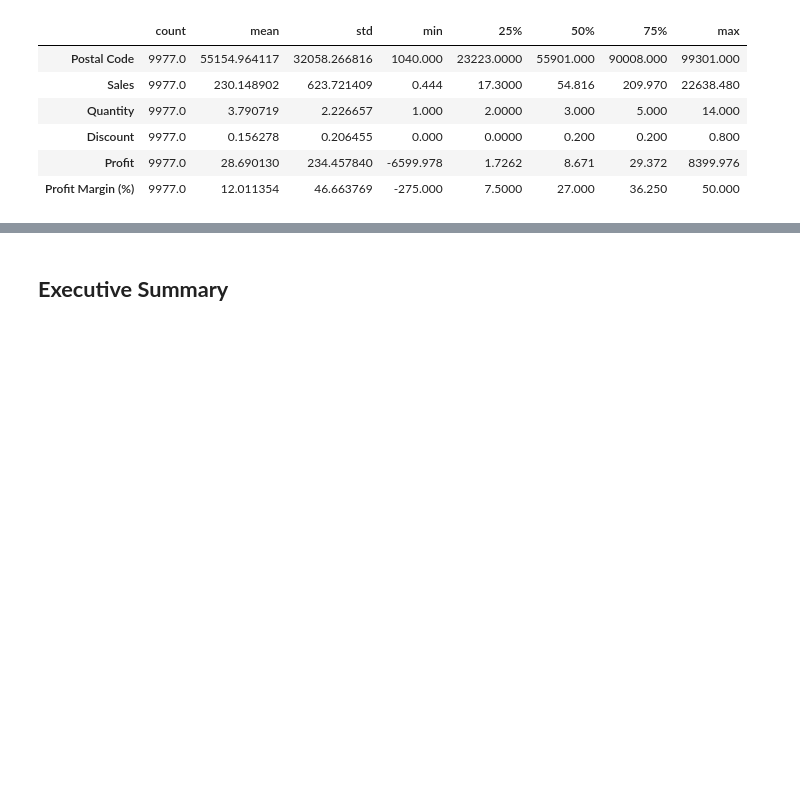
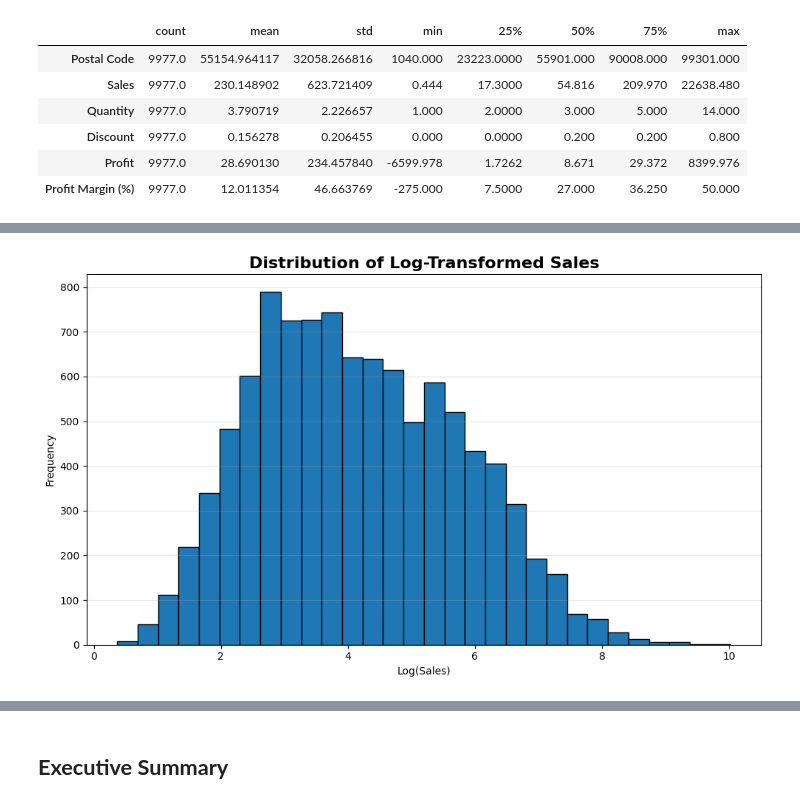
Before and after one commit to azahratawp-ctrl/Ecommerce-Sales-Analysis, a Jupyter notebook: E_CommerceSalesAnalysis.ipynb, the cells around one changed output, grey strips where cells are left out. Cells and saved outputs as stored; diff of their text form; code cells hidden in the pictures; blank space fills up the shorter version.

```diff
--- a/E_CommerceSalesAnalysis.ipynb
+++ b/E_CommerceSalesAnalysis.ipynb
@@ -535,0 +305,20 @@ plt.show()
+# %%
+plt.figure(figsize=(10,6))
+
+plt.hist(
+    np.log1p(df_clean["Sales"]),
+    bins=30,
+    edgecolor='black'
+)
+
+plt.title("Distribution of Log-Transformed Sales", fontsize=16, fontweight='bold')
+plt.xlabel("Log(Sales)")
+plt.ylabel("Frequency")
+
+plt.grid(axis='y', alpha=0.3)
+
+plt.tight_layout()
+
+plt.show()
+# %% [output]
+[figure, added]
```
Also changed, not shown: parts of 73 cells of this notebook.
